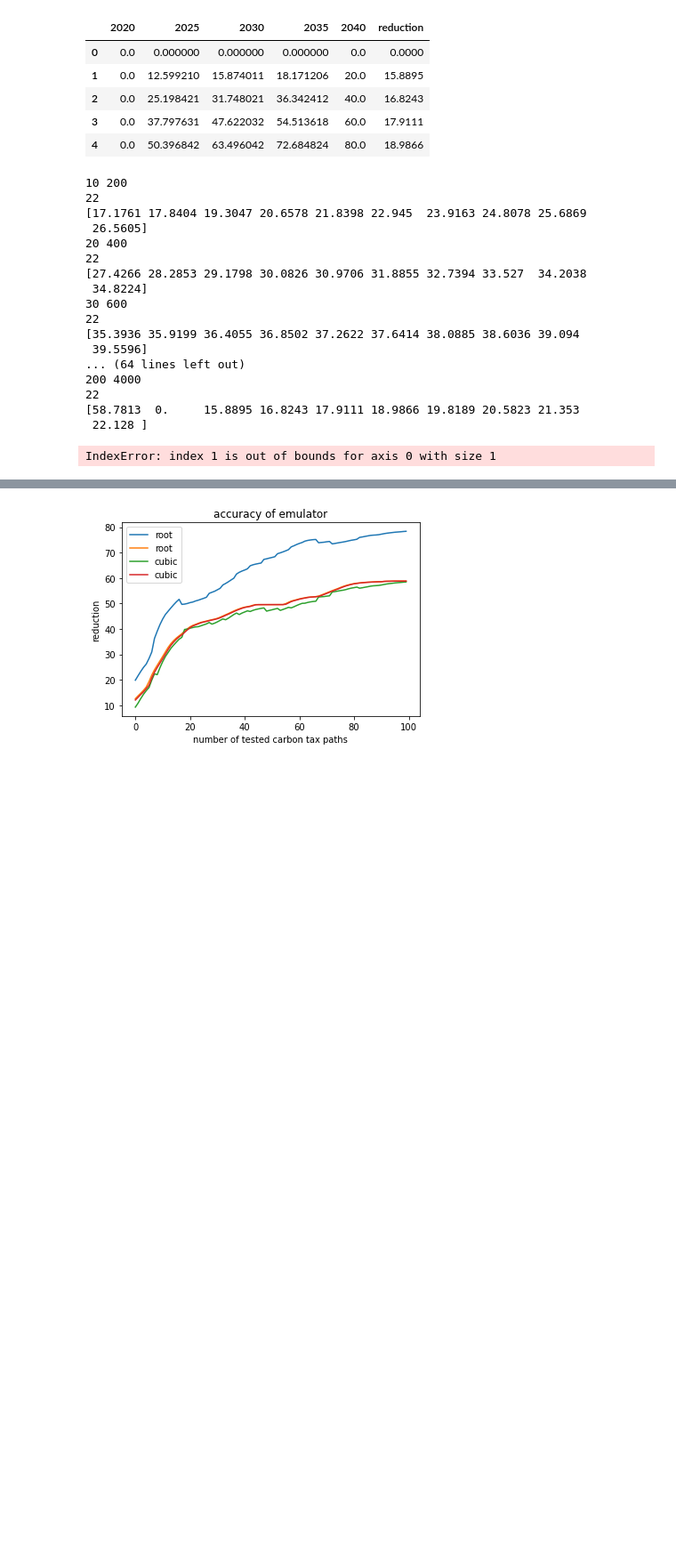
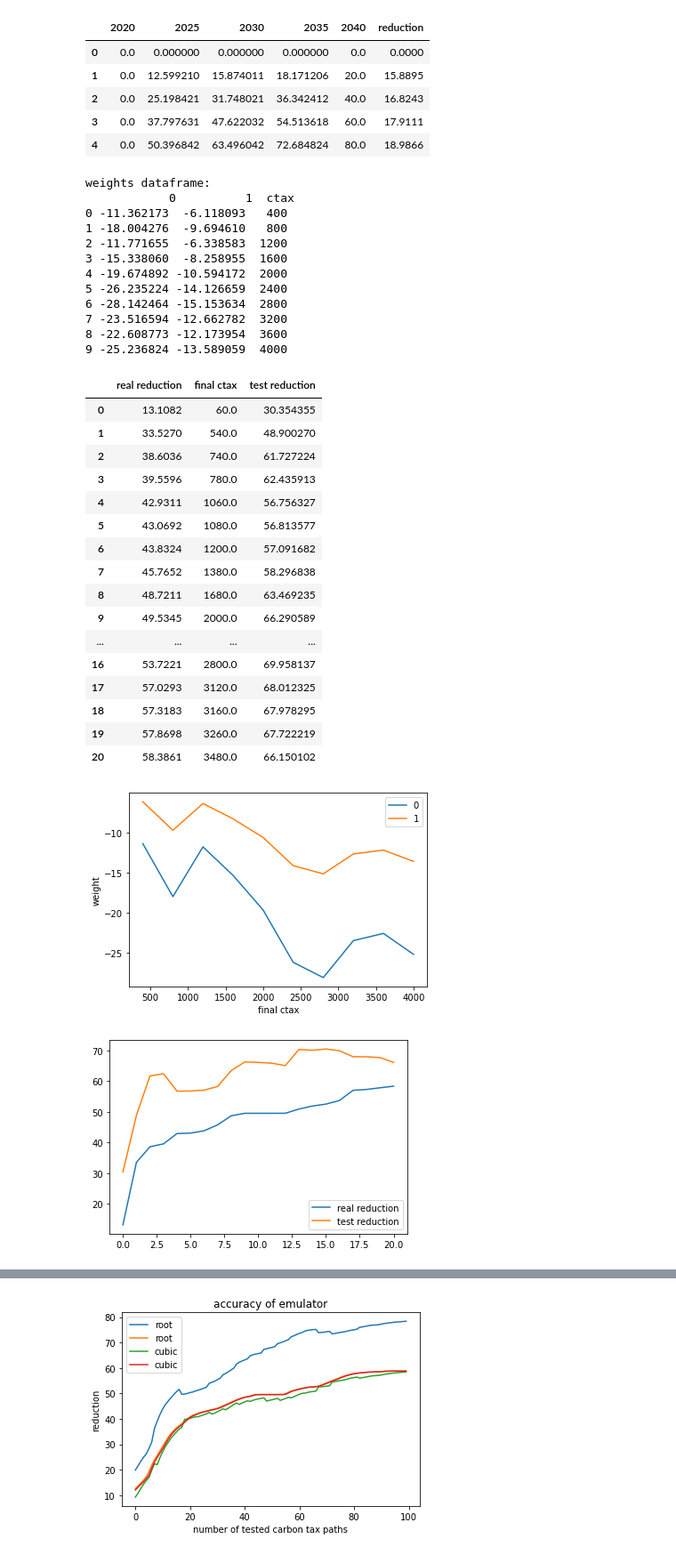
Before and after one commit to TVHTE/PBL_Code, a Jupyter notebook: Emulator/main.ipynb, the cells around one changed output, grey strips where cells are left out. Shown: that part at 89% size. Drawn from its saved outputs; the diff is of its cells as text; code cells hidden in the pictures; blank space fills up the shorter version.

```diff
--- a/Emulator/main.ipynb
+++ b/Emulator/main.ipynb
@@ -109,49 +109,48 @@ root_paths.head()
 # %%
 """
 train prepared dataframe
 
 input: ctax paths with reduction
 
 output: trained dataset
 """
 
 reload(emulate)
 
-# only for this emulator we use combination of paths to train and test
-# combi_paths = emulate.combi_df(cubic_paths, root_paths, cubic_reduction, root_reduction)
+x = emulate.CtaxRedEmulator(lin_paths, cubic_paths)
 
-x = emulate.CtaxRedEmulator(lin_paths, combi)
-
-x.train_ctax_path(10, 2)
-
-# do it for all remaining test paths
-# cubic_test = []
-# root_test = []
-
-# for i in range(1, len(root_paths), 2):
-
-#     cubic_test.append(x.test_ctax_1by1(root_paths.loc[i]))
-#     root_test.append(x.test_ctax_1by1(cubic_paths.loc[i+1]))
-
-# print(cubic_test)
+x.train_ctax_path(20, 2)
 
 x.test_ctax_paths()
 # %% [output]
-10 200
-22
-[17.1761 17.8404 19.3047 20.6578 21.8398 22.945  23.9163 24.8078 25.6869
- 26.5605]
-20 400
-22
-[27.4266 28.2853 29.1798 30.0826 30.9706 31.8855 32.7394 33.527  34.2038
- 34.8224]
-30 600
-22
-[35.3936 35.9199 36.4055 36.8502 37.2622 37.6414 38.0885 38.6036 39.094
- 39.5596]
-... (64 lines left out)
-200 4000
-22
-[58.7813  0.     15.8895 16.8243 17.9111 18.9866 19.8189 20.5823 21.353
- 22.128 ]
+weights dataframe:
+            0          1  ctax
+0 -11.362173  -6.118093   400
+1 -18.004276  -9.694610   800
+2 -11.771655  -6.338583  1200
+3 -15.338060  -8.258955  1600
+4 -19.674892 -10.594172  2000
+5 -26.235224 -14.126659  2400
+6 -28.142464 -15.153634  2800
+7 -23.516594 -12.662782  3200
+8 -22.608773 -12.173954  3600
+9 -25.236824 -13.589059  4000
-IndexError: index 1 is out of bounds for axis 0 with size 1
+|  | real reduction | final ctax | test reduction |
+| 0 | 13.1082 | 60.0 | 30.354355 |
+| 1 | 33.5270 | 540.0 | 48.900270 |
+| 2 | 38.6036 | 740.0 | 61.727224 |
+| 3 | 39.5596 | 780.0 | 62.435913 |
+| 4 | 42.9311 | 1060.0 | 56.756327 |
+| 5 | 43.0692 | 1080.0 | 56.813577 |
+| 6 | 43.8324 | 1200.0 | 57.091682 |
+| 7 | 45.7652 | 1380.0 | 58.296838 |
+| 8 | 48.7211 | 1680.0 | 63.469235 |
+| 9 | 49.5345 | 2000.0 | 66.290589 |
+| ... | ... | ... | ... |
+| 16 | 53.7221 | 2800.0 | 69.958137 |
+| 17 | 57.0293 | 3120.0 | 68.012325 |
+| 18 | 57.3183 | 3160.0 | 67.978295 |
+| 19 | 57.8698 | 3260.0 | 67.722219 |
+| 20 | 58.3861 | 3480.0 | 66.150102 |
+[figure, added]
+[figure, added]
```
Also changed, not shown: parts of 5 cells of this notebook, 2 other files.
